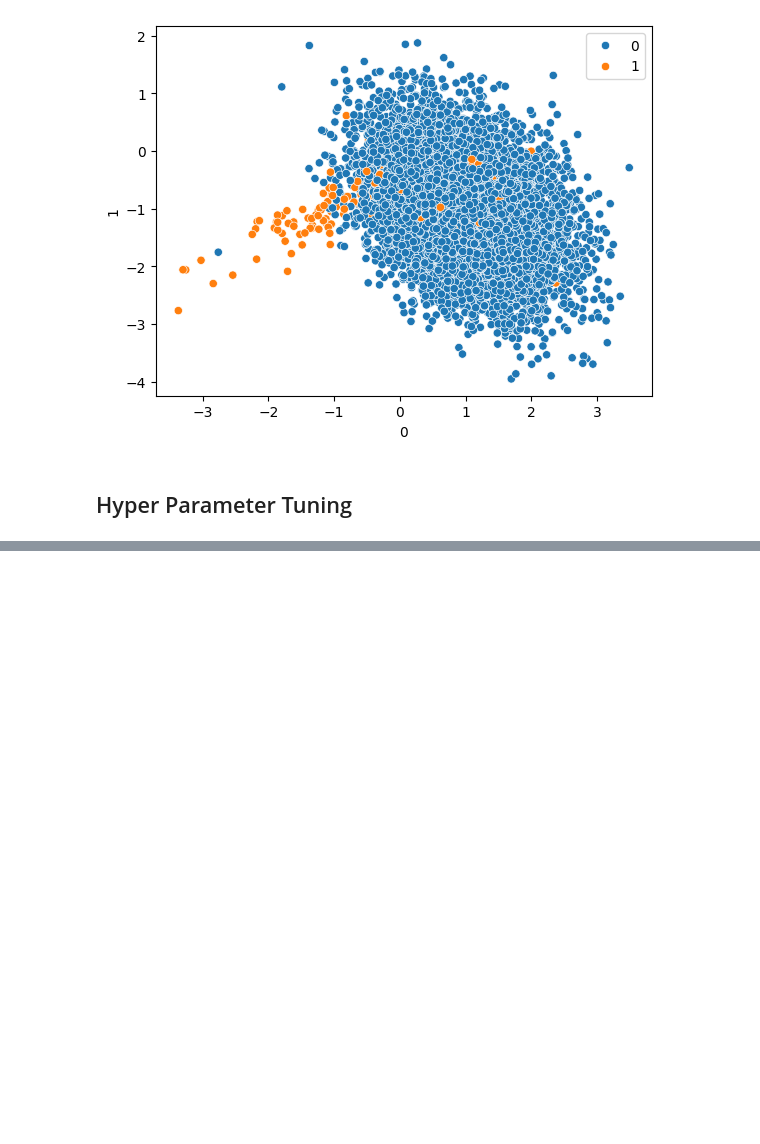
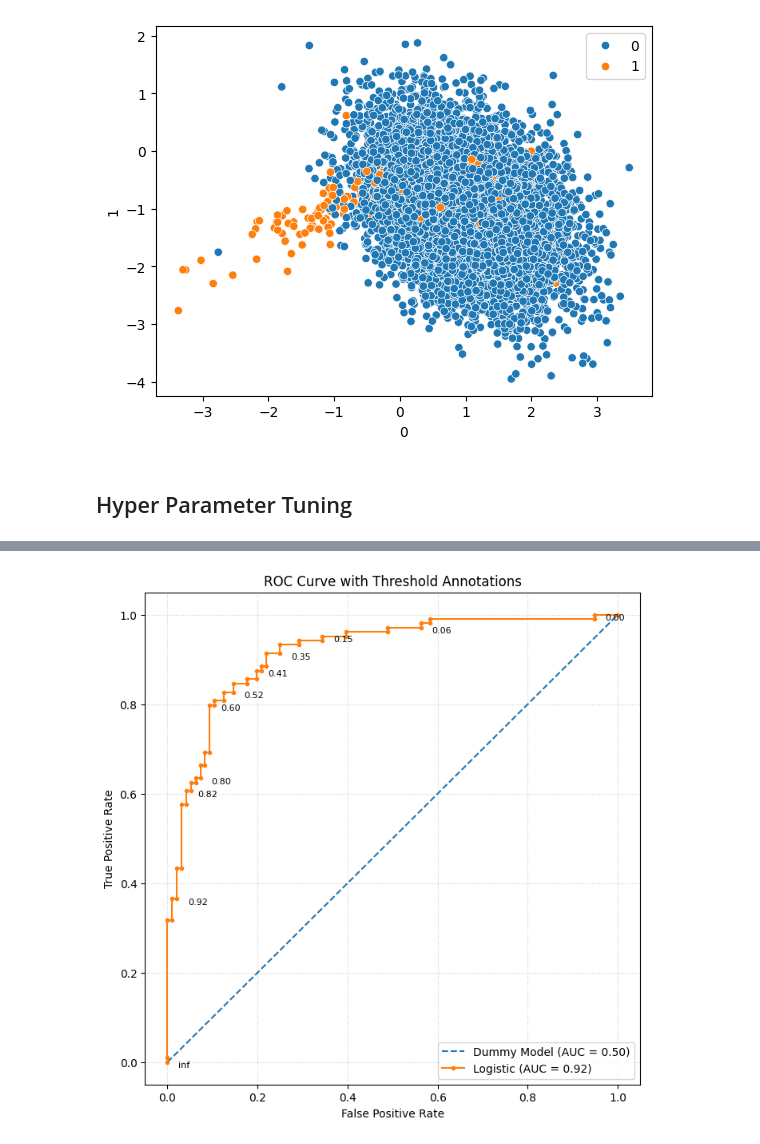
Before and after one commit to bensbasil/ML-Course, a Jupyter notebook: LogisticImplementation/logistic.ipynb, the cells around one changed output, grey strips where cells are left out. Cells and saved outputs as stored; diff of their text form; code cells hidden in the pictures; blank space fills up the shorter version.

```diff
--- a/LogisticImplementation/logistic.ipynb
+++ b/LogisticImplementation/logistic.ipynb
@@ -337,0 +520,27 @@ kwedfekdm
+# %%
+import numpy as np
+fig, ax = plt.subplots(figsize=(8, 8))
+
+# 2. Plot the curves on the 'ax' object
+ax.plot(dummy_fpr, dummy_tpr, linestyle='--', label='Dummy Model (AUC = 0.50)')
+ax.plot(model_fpr, model_tpr, marker='.', label=f'Logistic (AUC = {auc_score:.2f})')
+
+# 3. Annotate thresholds (with a small offset to prevent overlapping the line)
+for i, threshold in enumerate(thresholds):
+    # Optional: Only plot every Nth threshold to keep the chart clean
+    if i % 5 == 0:
+        ax.annotate(f'{threshold:.2f}',
+                    xy=(model_fpr[i], model_tpr[i]),
+                    textcoords="offset points",
+                    xytext=(10, -5),
+                    fontsize=8)
+
+# 4. Final formatting
+ax.set_xlabel('False Positive Rate')
+ax.set_ylabel('True Positive Rate')
+ax.set_title('ROC Curve with Threshold Annotations')
+ax.legend()
+plt.grid(True, linestyle=':', alpha=0.6)
+plt.show()
+# %% [output]
+[figure, added]
```
Also changed, not shown: parts of 26 cells of this notebook.
